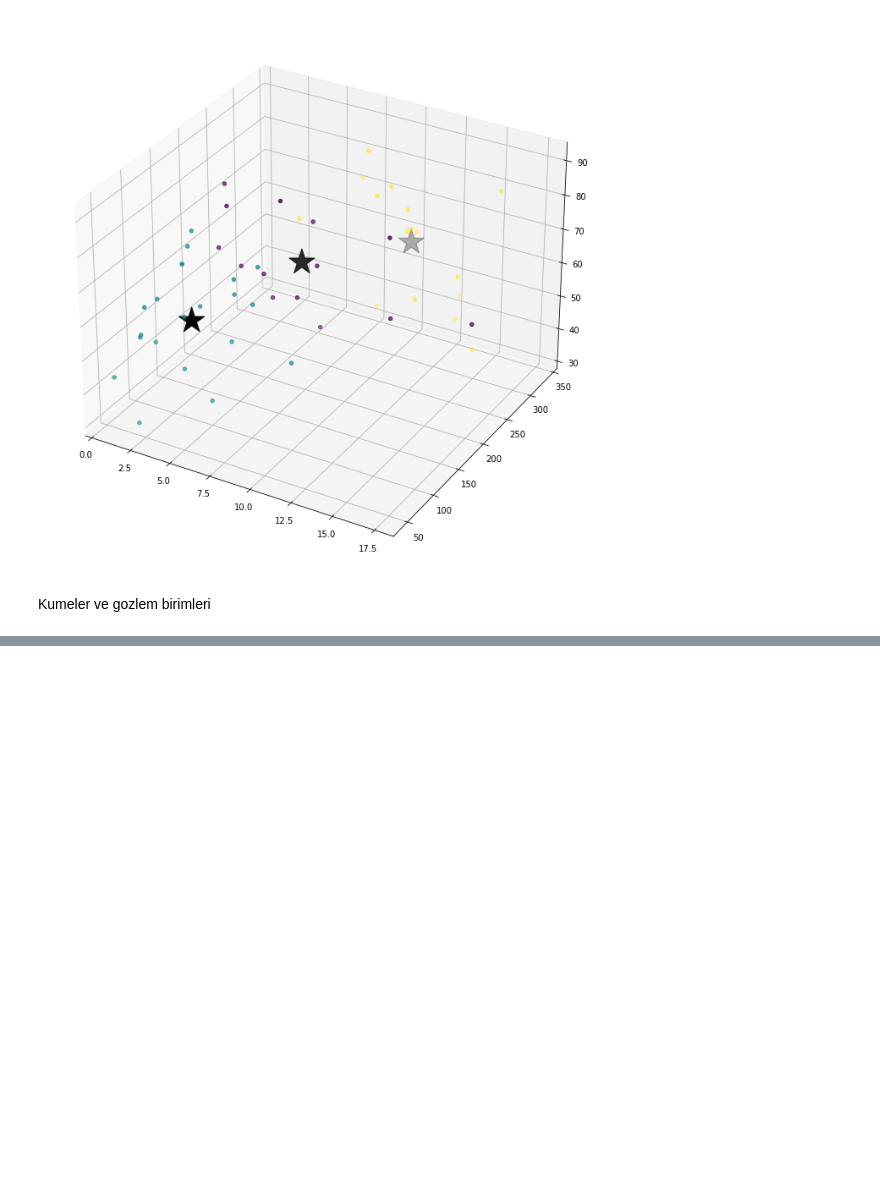
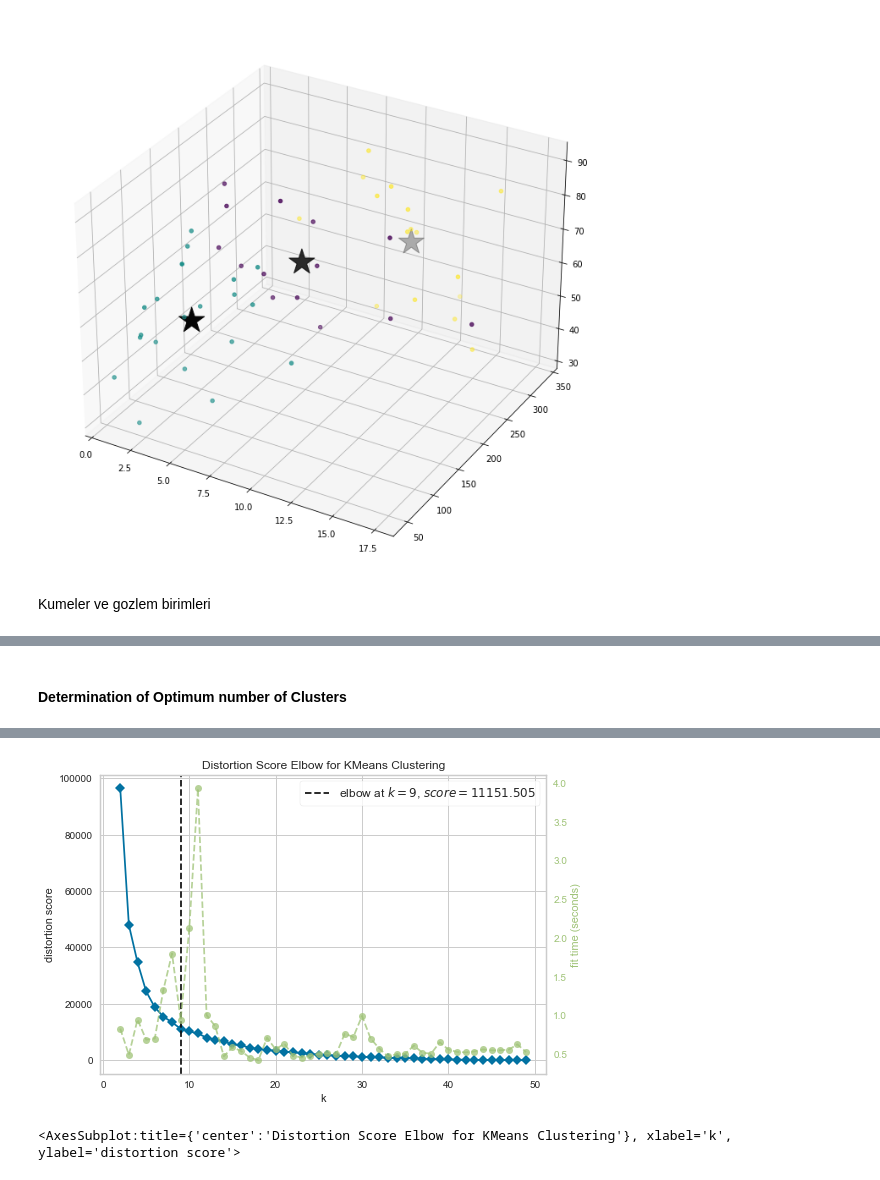
Before and after one commit to ElifSeven/Ml-algorithms, a Jupyter notebook: KMeans-crime-statistics.ipynb, the cells around one changed output, grey strips where cells are left out. Cells and saved outputs as stored; diff of their text form; code cells hidden in the pictures; blank space fills up the shorter version.

Commit message:
cluster number decision added

```diff
--- a/KMeans-crime-statistics.ipynb
+++ b/KMeans-crime-statistics.ipynb
@@ -226,0 +229,12 @@ df.head()
+# %% [markdown]
+#### Determination of Optimum number of Clusters
+# %%
+!pip install yellowbrick
+from yellowbrick.cluster import KElbowVisualizer
+kmeans = KMeans()
+visualizer = KElbowVisualizer(kmeans, k=(2,50)) # 2 den 20 ye kadar küme sayılarını dene ve sonuçları görsellestir.
+visualizer.fit(df)
+visualizer.poof()
+
+# Gozlem sayısı kadar kume sayısı olduğunda 0 noktasına gelir.
+# %% [output]
@@ -226,0 +254,2 @@ df.head()
+[figure, added]
+<AxesSubplot:title={'center':'Distortion Score Elbow for KMeans Clustering'}, xlabel='k', ylabel='distortion score'>
```
Also changed, not shown: parts of 12 cells of this notebook.
